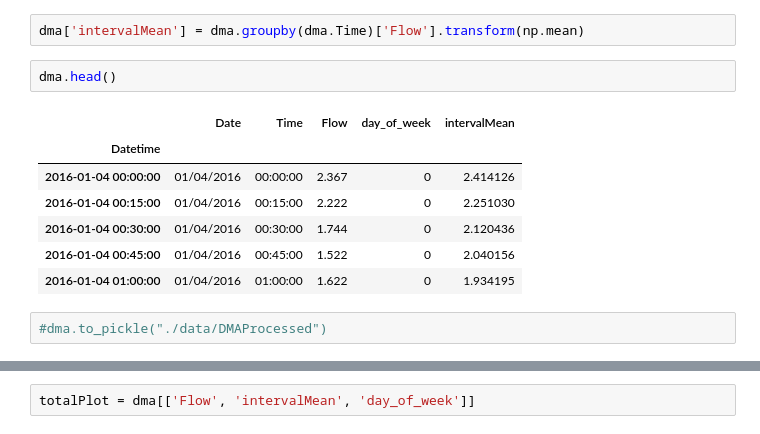
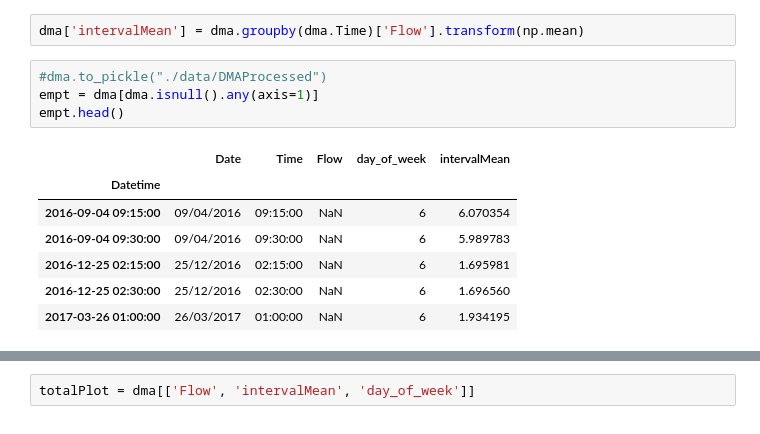
Before and after one commit to dicksonl/yorkshirewaterdatadive, a Jupyter notebook: JuneDataDive.ipynb, the cells around one changed output, grey strips where cells are left out. Drawn from its saved outputs; the diff is of its cells as text.

```diff
--- a/JuneDataDive.ipynb
+++ b/JuneDataDive.ipynb
@@ -56,15 +47,15 @@ dma['day_of_week'] = dma['Datetime'].dt.dayofweek
 dma = dma.set_index('Datetime')
 # %%
 dma['intervalMean'] = dma.groupby(dma.Time)['Flow'].transform(np.mean)
-# %%
-dma.head()
-# %% [output]
-|  | Date | Time | Flow | day_of_week | intervalMean |
-| Datetime |  |  |  |  |  |
-| 2016-01-04 00:00:00 | 01/04/2016 | 00:00:00 | 2.367 | 0 | 2.414126 |
-| 2016-01-04 00:15:00 | 01/04/2016 | 00:15:00 | 2.222 | 0 | 2.251030 |
-| 2016-01-04 00:30:00 | 01/04/2016 | 00:30:00 | 1.744 | 0 | 2.120436 |
-| 2016-01-04 00:45:00 | 01/04/2016 | 00:45:00 | 1.522 | 0 | 2.040156 |
-| 2016-01-04 01:00:00 | 01/04/2016 | 01:00:00 | 1.622 | 0 | 1.934195 |
 # %%
 #dma.to_pickle("./data/DMAProcessed")
+empt = dma[dma.isnull().any(axis=1)]
+empt.head()
+# %% [output]
+|  | Date | Time | Flow | day_of_week | intervalMean |
+| Datetime |  |  |  |  |  |
+| 2016-09-04 09:15:00 | 09/04/2016 | 09:15:00 | NaN | 6 | 6.070354 |
+| 2016-09-04 09:30:00 | 09/04/2016 | 09:30:00 | NaN | 6 | 5.989783 |
+| 2016-12-25 02:15:00 | 25/12/2016 | 02:15:00 | NaN | 6 | 1.695981 |
+| 2016-12-25 02:30:00 | 25/12/2016 | 02:30:00 | NaN | 6 | 1.696560 |
+| 2017-03-26 01:00:00 | 26/03/2017 | 01:00:00 | NaN | 6 | 1.934195 |
```
Also changed, not shown: parts of 2 cells of this notebook.
